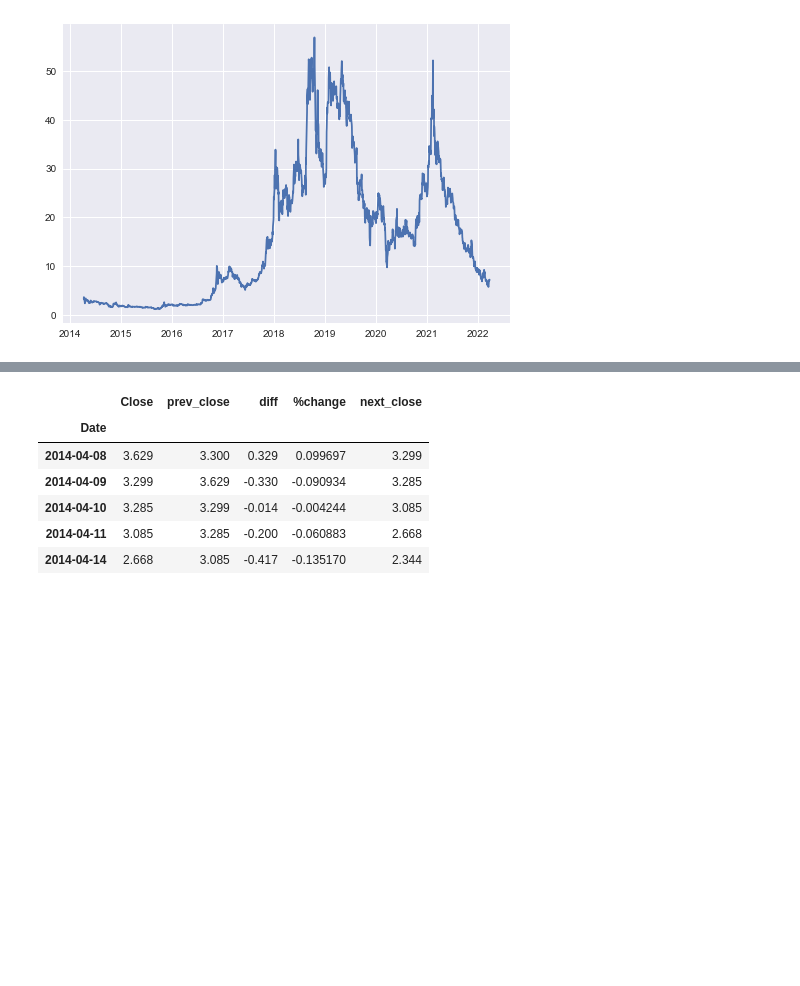
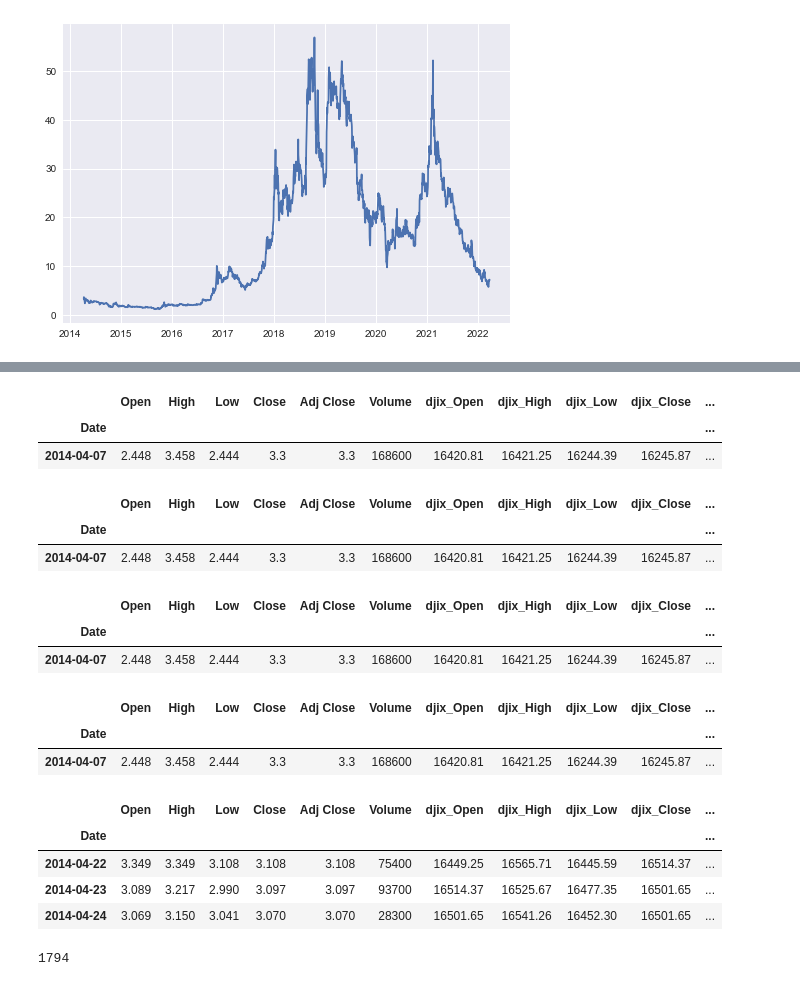
Before and after one commit to mkipper/Capstone3-Stock_Price_Prediction, a Jupyter notebook: notebooks/Capstone3-Stock_Price_Prediction-1.ipynb, the cells around one changed output, grey strips where cells are left out. Saved outputs shown, nothing was run; the diff lists cells and outputs as text; code cells hidden in the pictures; blank space fills up the shorter version.

```diff
--- a/notebooks/Capstone3-Stock_Price_Prediction-1.ipynb
+++ b/notebooks/Capstone3-Stock_Price_Prediction-1.ipynb
@@ -144,12 +192,43 @@ df.tail()
+# %%
+df_cgc['year'] = df_cgc.index.year
+df_cgc.head(1)
+# %% [output]
+|  | Open | High | Low | Close | Adj Close | Volume | djix_Open | djix_High | djix_Low | djix_Close | ... |
+| Date |  |  |  |  |  |  |  |  |  |  | ... |
+| 2014-04-07 | 2.448 | 3.458 | 2.444 | 3.3 | 3.3 | 168600 | 16420.81 | 16421.25 | 16244.39 | 16245.87 | ... |
+# %%
+df_cgc['month'] = df_cgc.index.month
+df_cgc.head(1)
+# %% [output]
+|  | Open | High | Low | Close | Adj Close | Volume | djix_Open | djix_High | djix_Low | djix_Close | ... |
+| Date |  |  |  |  |  |  |  |  |  |  | ... |
+| 2014-04-07 | 2.448 | 3.458 | 2.444 | 3.3 | 3.3 | 168600 | 16420.81 | 16421.25 | 16244.39 | 16245.87 | ... |
+# %%
+df_cgc['day'] = df_cgc.index.day
+df_cgc.head(1)
+# %% [output]
+|  | Open | High | Low | Close | Adj Close | Volume | djix_Open | djix_High | djix_Low | djix_Close | ... |
+| Date |  |  |  |  |  |  |  |  |  |  | ... |
+| 2014-04-07 | 2.448 | 3.458 | 2.444 | 3.3 | 3.3 | 168600 | 16420.81 | 16421.25 | 16244.39 | 16245.87 | ... |
+# %%
+df_cgc['quarter'] = (df_cgc['month']-1)//3 + 1
+df_cgc.head(1)
+# %% [output]
+|  | Open | High | Low | Close | Adj Close | Volume | djix_Open | djix_High | djix_Low | djix_Close | ... |
+| Date |  |  |  |  |  |  |  |  |  |  | ... |
+| 2014-04-07 | 2.448 | 3.458 | 2.444 | 3.3 | 3.3 | 168600 | 16420.81 | 16421.25 | 16244.39 | 16245.87 | ... |
 # %%
-df = df.dropna()
-df.head()
+df_cgc = df_cgc.dropna()
+df_cgc.head(3)
 # %% [output]
-|  | Close | prev_close | diff | %change | next_close |
-| Date |  |  |  |  |  |
-| 2014-04-08 | 3.629 | 3.300 | 0.329 | 0.099697 | 3.299 |
-| 2014-04-09 | 3.299 | 3.629 | -0.330 | -0.090934 | 3.285 |
-| 2014-04-10 | 3.285 | 3.299 | -0.014 | -0.004244 | 3.085 |
-| 2014-04-11 | 3.085 | 3.285 | -0.200 | -0.060883 | 2.668 |
-| 2014-04-14 | 2.668 | 3.085 | -0.417 | -0.135170 | 2.344 |
+|  | Open | High | Low | Close | Adj Close | Volume | djix_Open | djix_High | djix_Low | djix_Close | ... |
+| Date |  |  |  |  |  |  |  |  |  |  | ... |
+| 2014-04-22 | 3.349 | 3.349 | 3.108 | 3.108 | 3.108 | 75400 | 16449.25 | 16565.71 | 16445.59 | 16514.37 | ... |
+| 2014-04-23 | 3.089 | 3.217 | 2.990 | 3.097 | 3.097 | 93700 | 16514.37 | 16525.67 | 16477.35 | 16501.65 | ... |
+| 2014-04-24 | 3.069 | 3.150 | 3.041 | 3.070 | 3.070 | 28300 | 16501.65 | 16541.26 | 16452.30 | 16501.65 | ... |
+# %%
+n = int(len(df_cgc) * 0.9)
+n
+# %% [output]
+1794
 # %%
```
Also changed, not shown: parts of 57 cells of this notebook, 2 other files.
